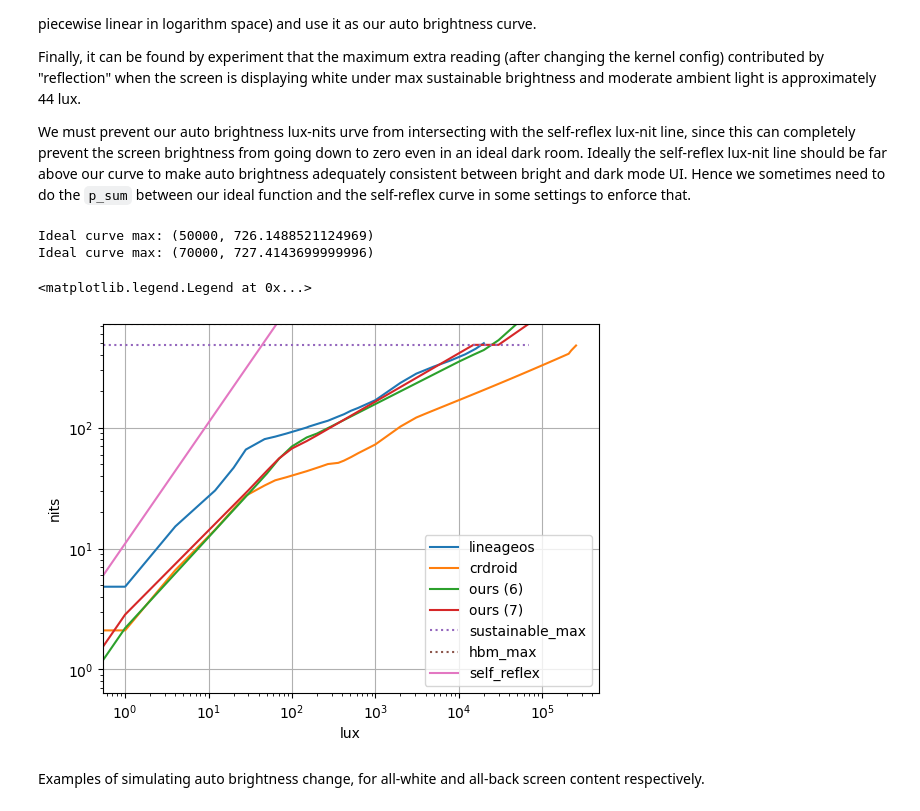
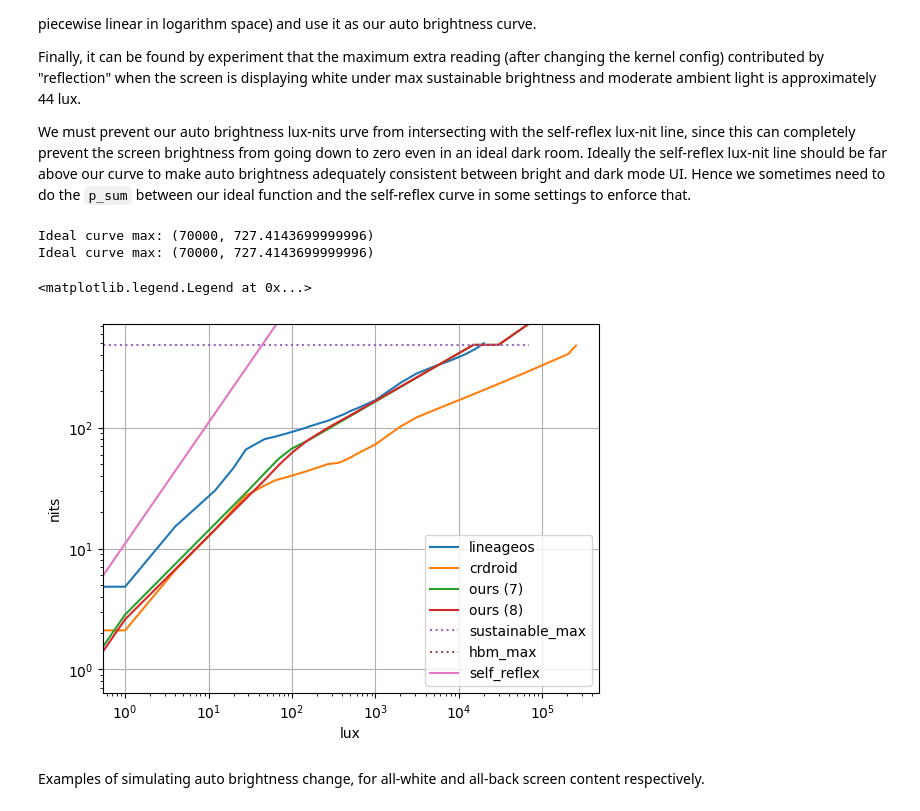
Before and after one commit to yezhiyi9670-aosp-forks/shared-android_device_oneplus_lemonades, a Jupyter notebook: docs/brightness_remap_calculations/calc.ipynb, the cells around one changed output. Drawn from its saved outputs; the diff is of its cells as text; code cells hidden in the pictures.

Commit message:
lemonades: Auto-brightness curve edit (8)

```diff
--- a/docs/brightness_remap_calculations/calc.ipynb
+++ b/docs/brightness_remap_calculations/calc.ipynb
@@ -393,20 +393,6 @@ def curve_topoff(xs, ys, max_y, keep_tail = False):
 plt.plot(los_auto_luxs, los_auto_nits, label='lineageos')
 plt.plot(crd_auto_luxs, crd_auto_nits, label='crdroid')
 
-# 6 (2026-08-13)
-auto_luxs, auto_nits = make_auto_brightness_map(lambda v:
-    log_piecewise_linear(
-        v,
-        0.1,
-        (1, 2.2),
-        (100, 70),
-        (25000, key_nits[I_SUSTAINABLE_MAX]),
-        (50000, key_nits[I_HBM_MAX]),
-    )
-)
-plt.plot(auto_luxs, auto_nits, label='ours (6)')
-print(f'Ideal curve max: ({max(*auto_luxs)}, {max(*auto_nits)})')
-
 # 7 (2026-08-20)
 auto_luxs, auto_nits = make_auto_brightness_map(lambda v:
     log_piecewise_linear(
@@ -414,35 +400,56 @@ auto_luxs, auto_nits = make_auto_brightness_map(lambda v:
         0.1,
         (1, key_nits[I_STOCK_MIN]),
         (80, 60),
         (15000, key_nits[I_SUSTAINABLE_MAX] * .9999),
     ) if v <= 15000 else
     key_nits[I_SUSTAINABLE_MAX] * .9999 if v < 30000 else
     log_piecewise_linear(
         v,
         0.1,
         (30000, key_nits[I_SUSTAINABLE_MAX]),
         (70000, key_nits[I_HBM_MAX]),
     )
 )
 plt.plot(auto_luxs, auto_nits, label='ours (7)')
 print(f'Ideal curve max: ({max(*auto_luxs)}, {max(*auto_nits)})')
 
+# 8 (2026-08-29)
+auto_luxs, auto_nits = make_auto_brightness_map(lambda v:
+    log_piecewise_linear(
+        v,
+        0.1,
+        (1, 2.6),
+        (100, 62),
+        (200, 88),
+        (15000, key_nits[I_SUSTAINABLE_MAX] * .9999),
+    ) if v <= 15000 else
+    key_nits[I_SUSTAINABLE_MAX] * .9999 if v < 30000 else
+    log_piecewise_linear(
+        v,
+        0.1,
+        (30000, key_nits[I_SUSTAINABLE_MAX]),
+        (70000, key_nits[I_HBM_MAX]),
+    )
+)
+plt.plot(auto_luxs, auto_nits, label='ours (8)')
+print(f'Ideal curve max: ({max(*auto_luxs)}, {max(*auto_nits)})')
+
 plt.plot(auto_luxs, [ key_nits[I_SUSTAINABLE_MAX] for v in auto_luxs ], label='sustainable_max', linestyle='dotted')
 plt.plot(auto_luxs, [ key_nits[I_HBM_MAX] for v in auto_luxs ], label='hbm_max', linestyle='dotted')
 plt.xscale('log')
 plt.yscale('log')
 plt.xlabel('lux')
 plt.ylabel('nits')
 plt.ylim(0, key_nits[I_HBM_MAX])
 
 plt.plot(*make_auto_brightness_map(self_reflex_lux_to_nit), label='self_reflex')
 plt.grid()
 plt.legend()
 # %% [output]
-Ideal curve max: (50000, 726.1488521124969)
 Ideal curve max: (70000, 727.4143699999996)
+Ideal curve max: (70000, 727.4143699999996)
 <matplotlib.legend.Legend at 0x...>
-[figure, old version]
+[figure, new version]
 # %% [markdown]
 Examples of simulating auto brightness change, for all-white and all-back screen content respectively.
 # %%
```
Also changed, not shown: parts of 3 cells of this notebook, 2 other files.
